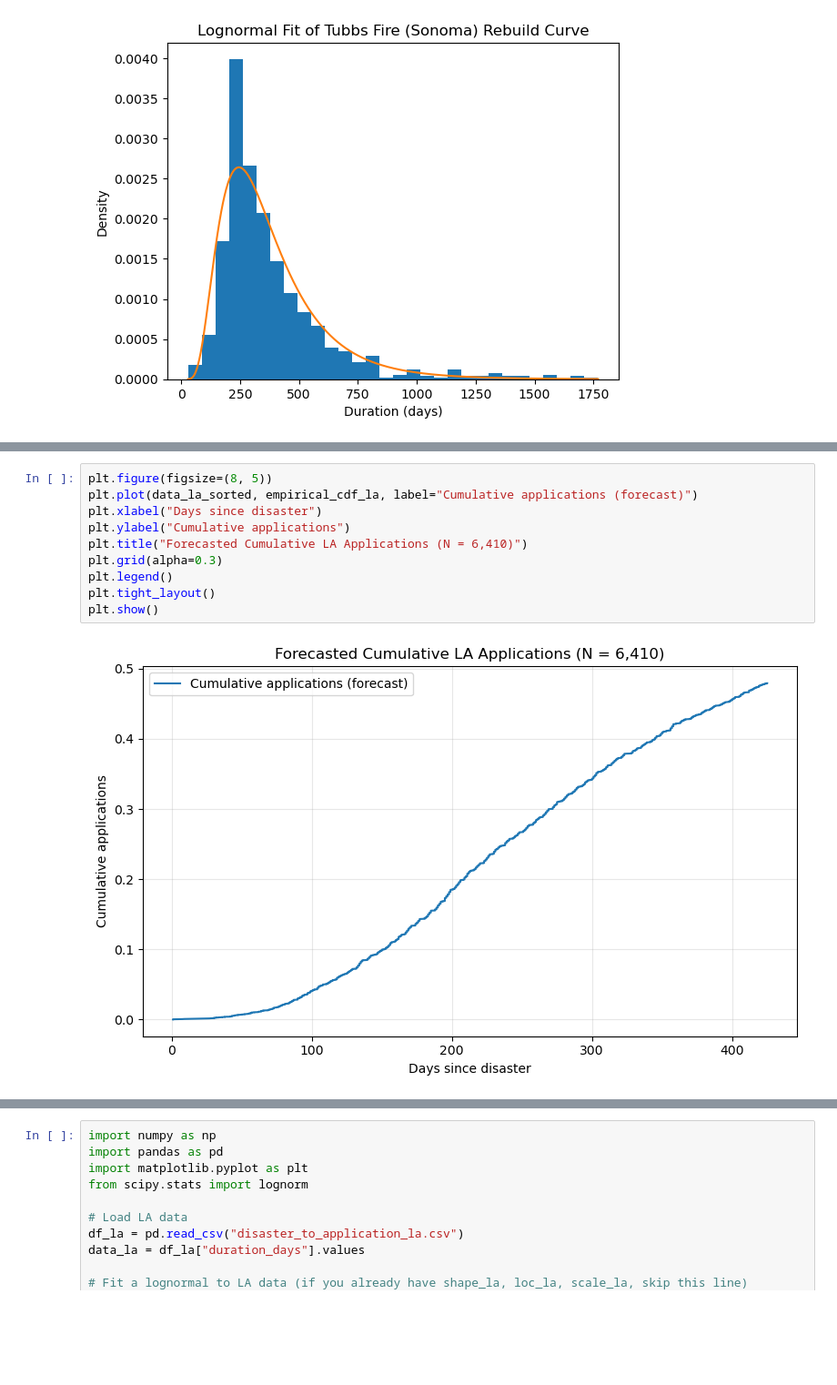
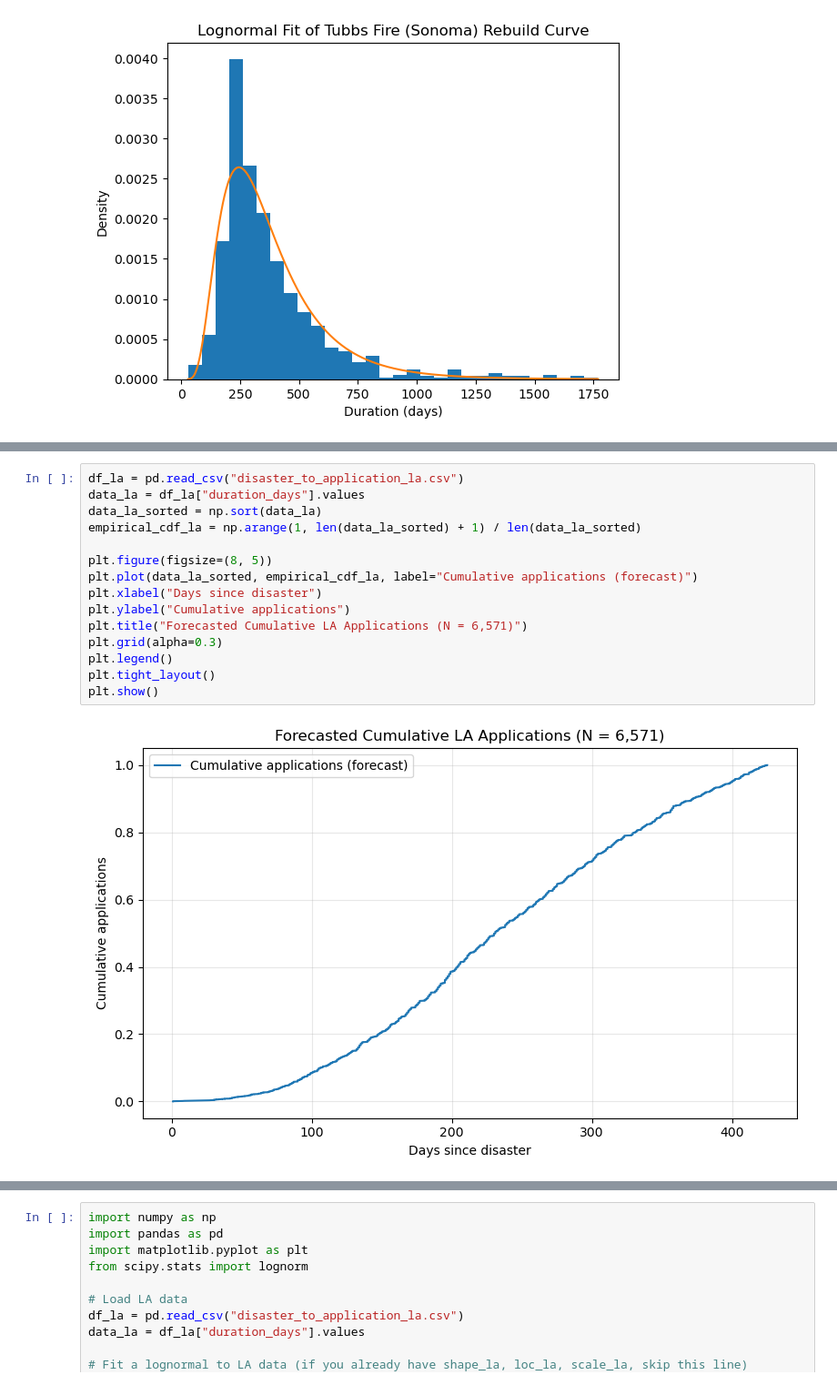
Before and after one commit to MIT-HSCL/permitting-model, a Jupyter notebook: Data fitting for pre-application timeline/fit_data.ipynb, the cells around one changed output, grey strips where cells are left out. Shown at 91% size. Drawn from its saved outputs; the diff is of its cells as text; blank space fills up the shorter version.

```diff
--- a/Data fitting for pre-application timeline/fit_data.ipynb
+++ b/Data fitting for pre-application timeline/fit_data.ipynb
@@ -222,15 +180,20 @@ plt.show()
 # %%
+df_la = pd.read_csv("disaster_to_application_la.csv")
+data_la = df_la["duration_days"].values
+data_la_sorted = np.sort(data_la)
+empirical_cdf_la = np.arange(1, len(data_la_sorted) + 1) / len(data_la_sorted)
+
 plt.figure(figsize=(8, 5))
 plt.plot(data_la_sorted, empirical_cdf_la, label="Cumulative applications (forecast)")
 plt.xlabel("Days since disaster")
 plt.ylabel("Cumulative applications")
-plt.title("Forecasted Cumulative LA Applications (N = 6,410)")
+plt.title("Forecasted Cumulative LA Applications (N = 6,571)")
 plt.grid(alpha=0.3)
 plt.legend()
 plt.tight_layout()
 plt.show()
 # %% [output]
-[figure, old version]
+[figure, new version]
 # %%
 import numpy as np
 import matplotlib.pyplot as plt
```
Also changed, not shown: parts of 22 cells of this notebook, 3 other files.
